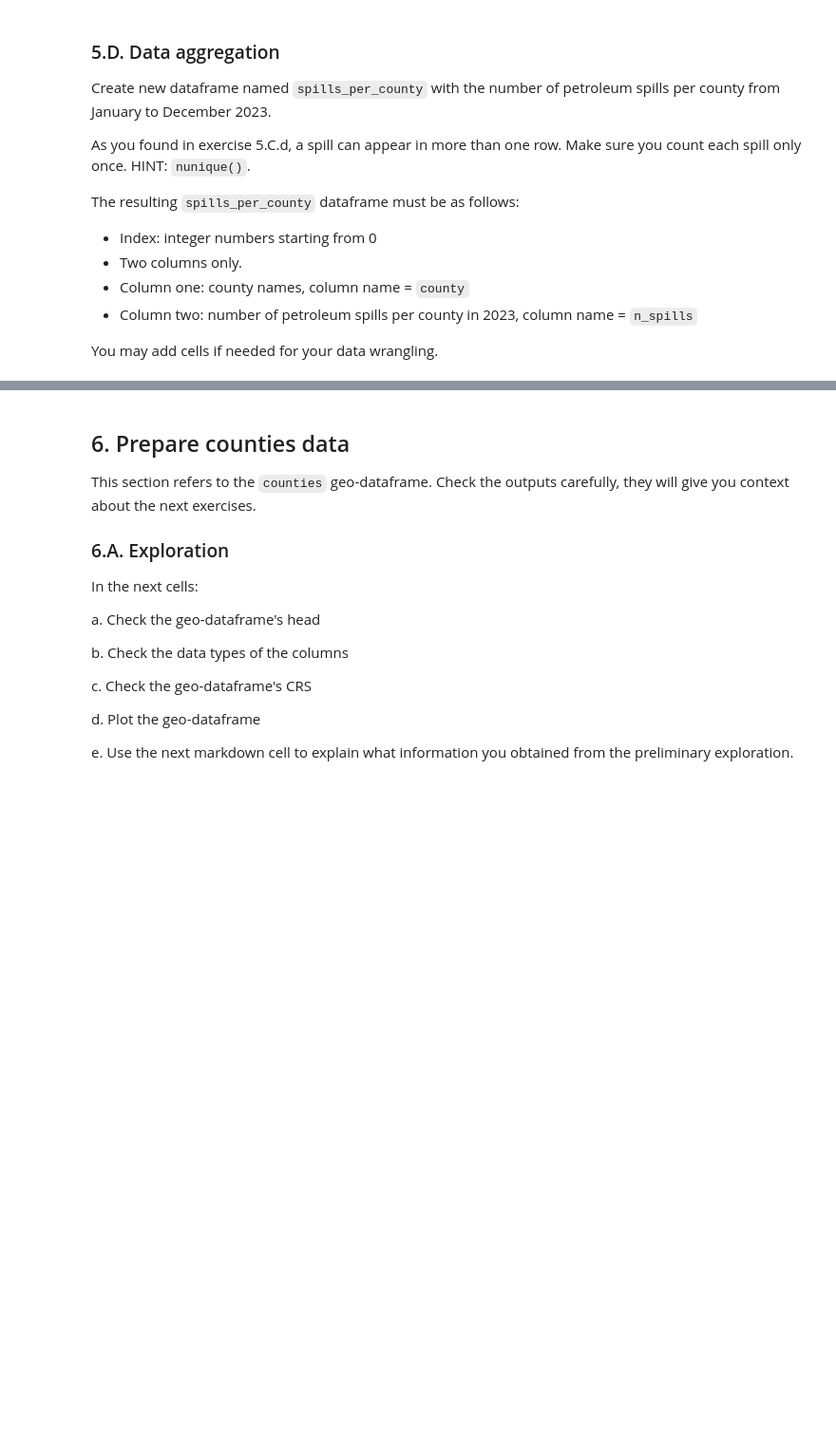
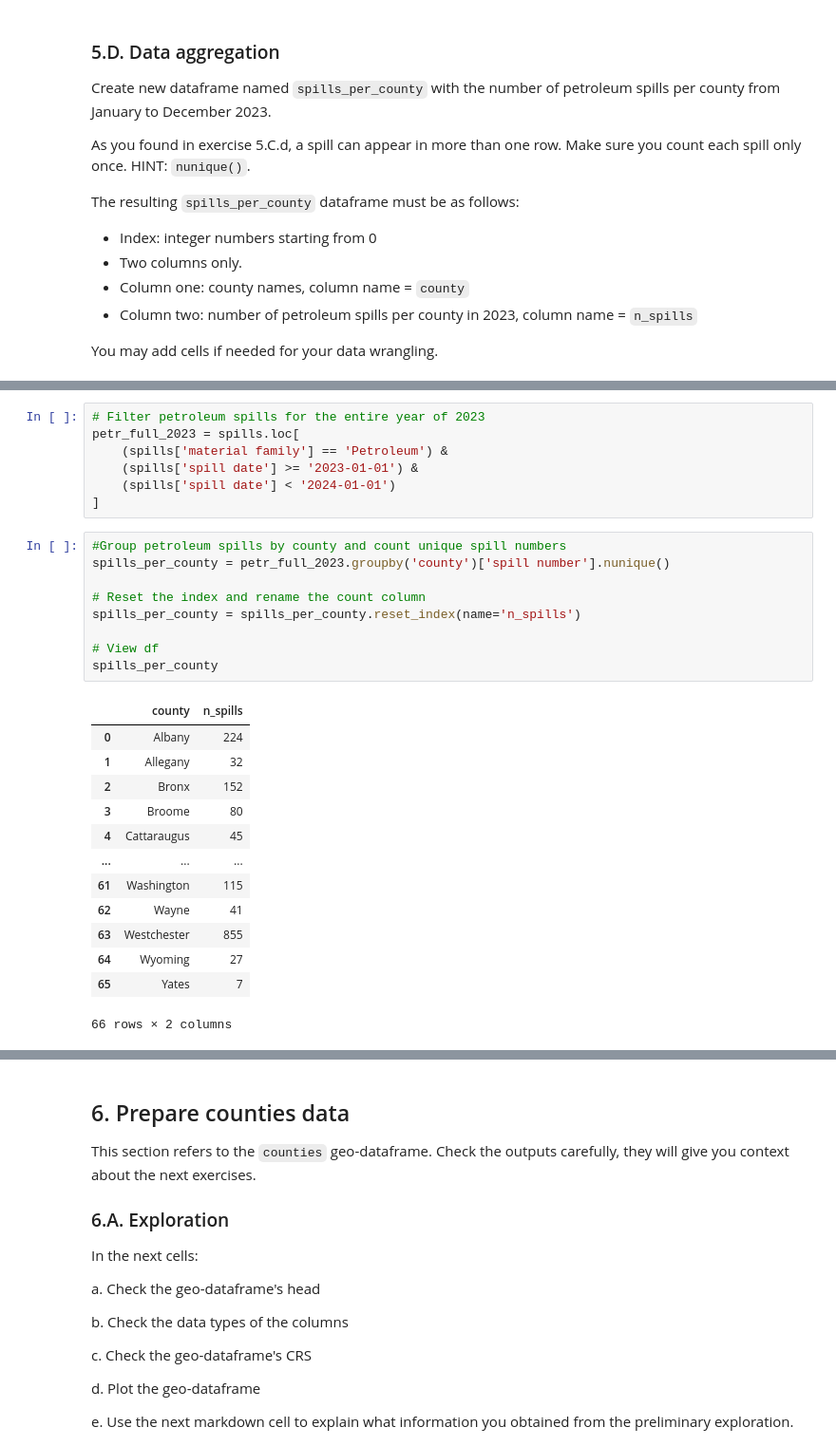
Before and after one commit to farahjstack/eds220-hwk3, a Jupyter notebook: hwk3-task2-spills-STACK.ipynb, the cells around one changed output, grey strips where cells are left out. Shown at 95% size. Cells and saved outputs as stored; diff of their text form; blank space fills up the shorter version.

```diff
--- a/hwk3-task2-spills-STACK.ipynb
+++ b/hwk3-task2-spills-STACK.ipynb
@@ -329,3 +357,33 @@ spills_per_county = ...
+# %%
+# Filter petroleum spills for the entire year of 2023
+petr_full_2023 = spills.loc[
+    (spills['material family'] == 'Petroleum') &
+    (spills['spill date'] >= '2023-01-01') &
+    (spills['spill date'] < '2024-01-01')
+]
+# %%
+#Group petroleum spills by county and count unique spill numbers
+spills_per_county = petr_full_2023.groupby('county')['spill number'].nunique()
+
+# Reset the index and rename the count column
+spills_per_county = spills_per_county.reset_index(name='n_spills')
+
+# View df
+spills_per_county
+# %% [output]
+|  | county | n_spills |
+| 0 | Albany | 224 |
+| 1 | Allegany | 32 |
+| 2 | Bronx | 152 |
+| 3 | Broome | 80 |
+| 4 | Cattaraugus | 45 |
+| ... | ... | ... |
+| 61 | Washington | 115 |
+| 62 | Wayne | 41 |
+| 63 | Westchester | 855 |
+| 64 | Wyoming | 27 |
+| 65 | Yates | 7 |
+66 rows × 2 columns
 # %%
 grader.check("q5d")
 # %% [output]
```
Also changed, not shown: parts of 9 cells of this notebook.
